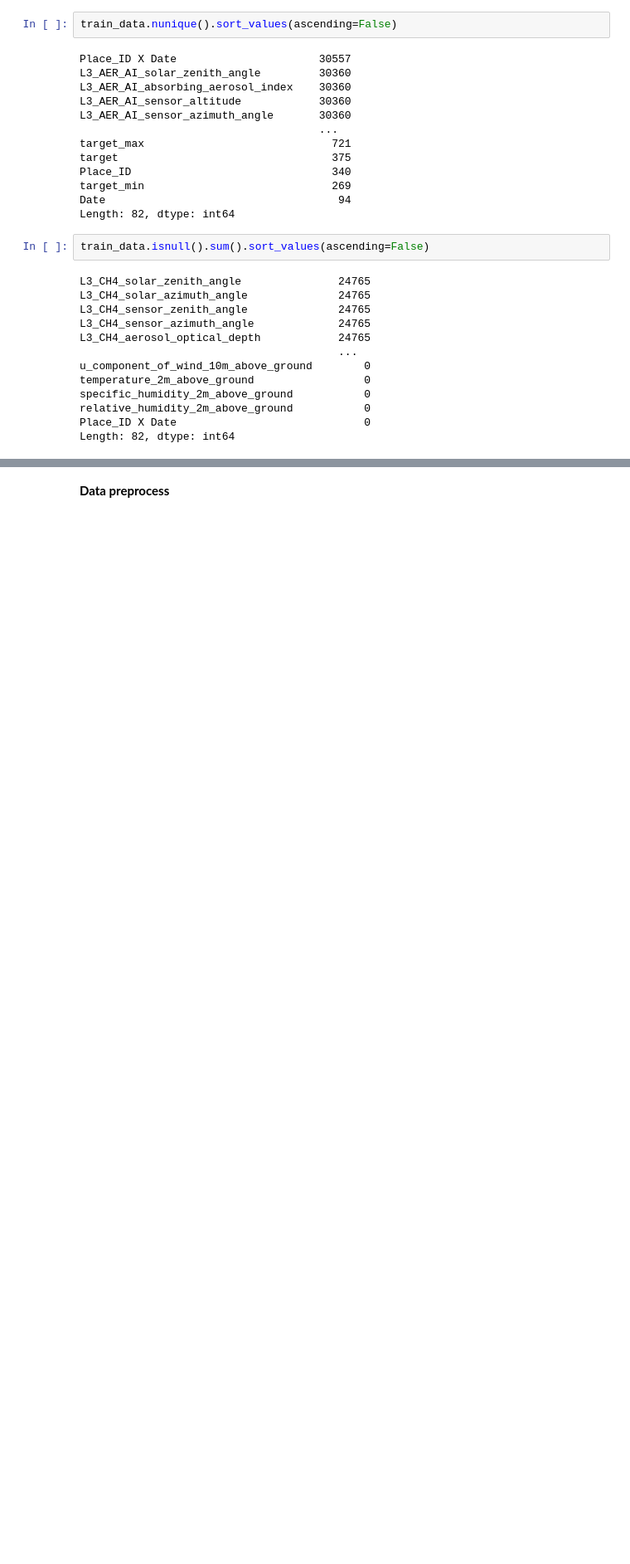
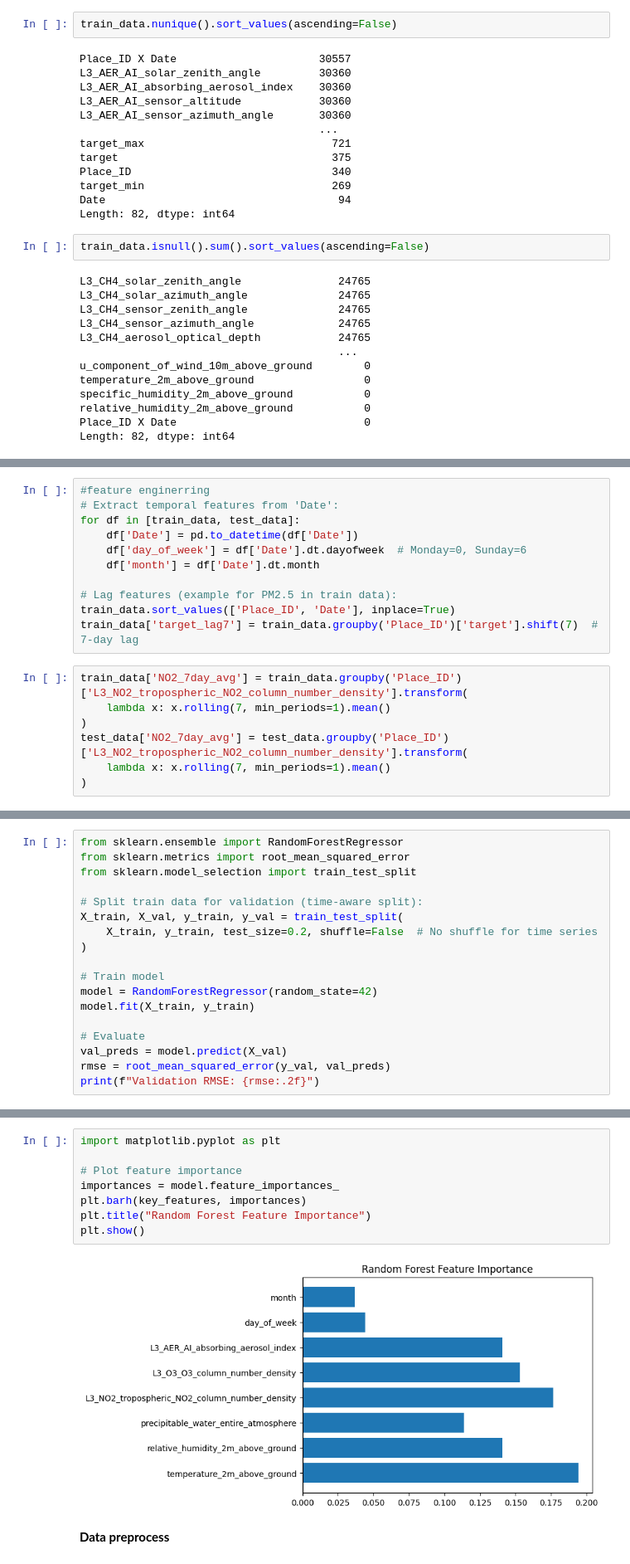
Before and after one commit to Abena-3565/Urban_Air_Pollution, a Jupyter notebook: urban_air_pullate.ipynb, the cells around one changed output, grey strips where cells are left out. Shown: that part at 83% size. Drawn from its saved outputs; the diff is of its cells as text; blank space fills up the shorter version.

```diff
--- a/urban_air_pullate.ipynb
+++ b/urban_air_pullate.ipynb
@@ -114,0 +181,18 @@ Length: 82, dtype: int64
+# %%
+#feature enginerring
+# Extract temporal features from 'Date':
+for df in [train_data, test_data]:
+    df['Date'] = pd.to_datetime(df['Date'])
+    df['day_of_week'] = df['Date'].dt.dayofweek  # Monday=0, Sunday=6
+    df['month'] = df['Date'].dt.month
+
+# Lag features (example for PM2.5 in train data):
+train_data.sort_values(['Place_ID', 'Date'], inplace=True)
+train_data['target_lag7'] = train_data.groupby('Place_ID')['target'].shift(7)  # 7-day lag
+# %%
+train_data['NO2_7day_avg'] = train_data.groupby('Place_ID')['L3_NO2_tropospheric_NO2_column_number_density'].transform(
+    lambda x: x.rolling(7, min_periods=1).mean()
+)
+test_data['NO2_7day_avg'] = test_data.groupby('Place_ID')['L3_NO2_tropospheric_NO2_column_number_density'].transform(
+    lambda x: x.rolling(7, min_periods=1).mean()
+)
@@ -114,0 +243,18 @@ Length: 82, dtype: int64
+# %%
+from sklearn.ensemble import RandomForestRegressor
+from sklearn.metrics import root_mean_squared_error
+from sklearn.model_selection import train_test_split
+
+# Split train data for validation (time-aware split):
+X_train, X_val, y_train, y_val = train_test_split(
+    X_train, y_train, test_size=0.2, shuffle=False  # No shuffle for time series
+)
+
+# Train model
+model = RandomForestRegressor(random_state=42)
+model.fit(X_train, y_train)
+
+# Evaluate
+val_preds = model.predict(X_val)
+rmse = root_mean_squared_error(y_val, val_preds)
+print(f"Validation RMSE: {rmse:.2f}")
@@ -115,3 +282,13 @@ Length: 82, dtype: int64
+# %%
+import matplotlib.pyplot as plt
+
+# Plot feature importance
+importances = model.feature_importances_
+plt.barh(key_features, importances)
+plt.title("Random Forest Feature Importance")
+plt.show()
+# %% [output]
+[figure, added]
 # %% [markdown]
 **Data preprocess**
 # %%
```
Also changed, not shown: parts of 52 cells of this notebook, 6 other files.
